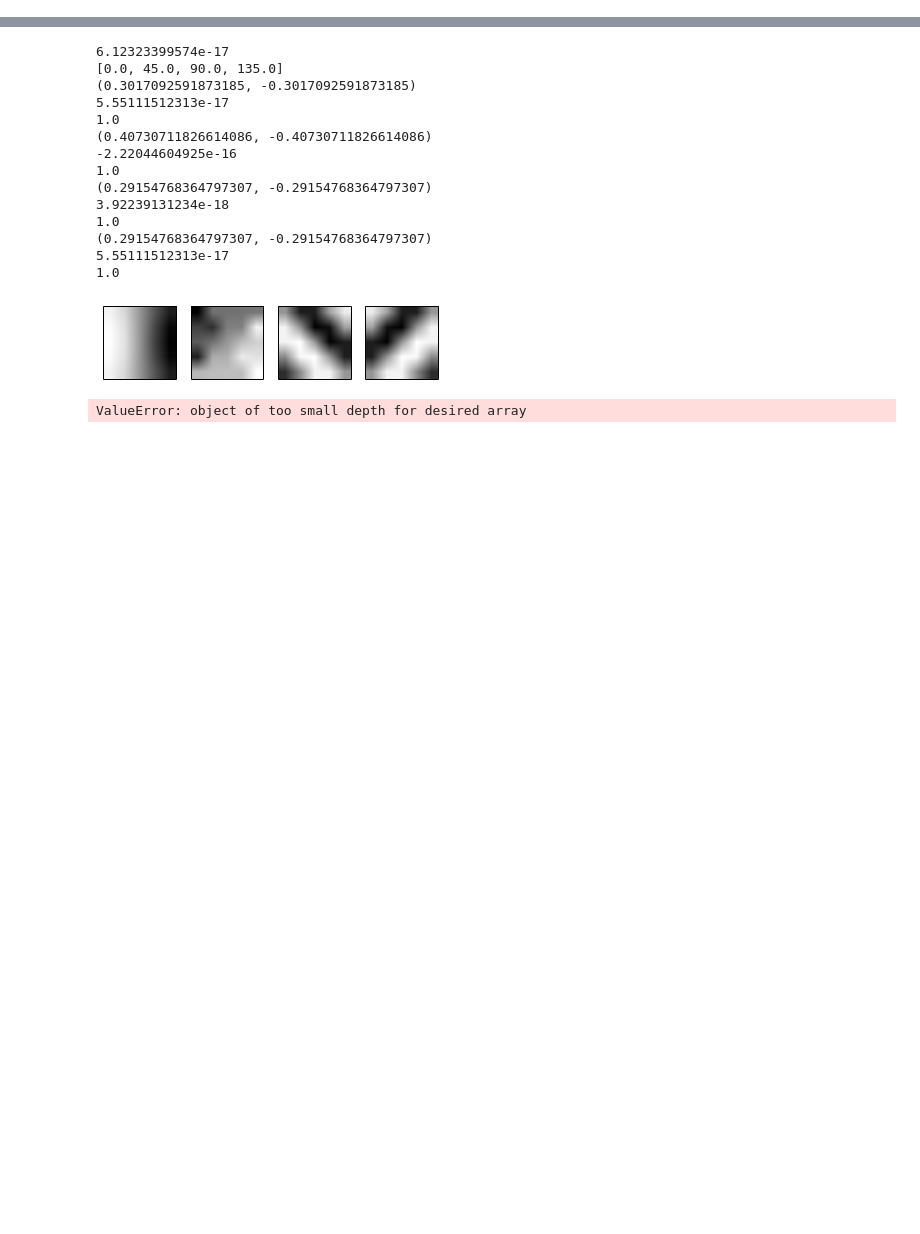
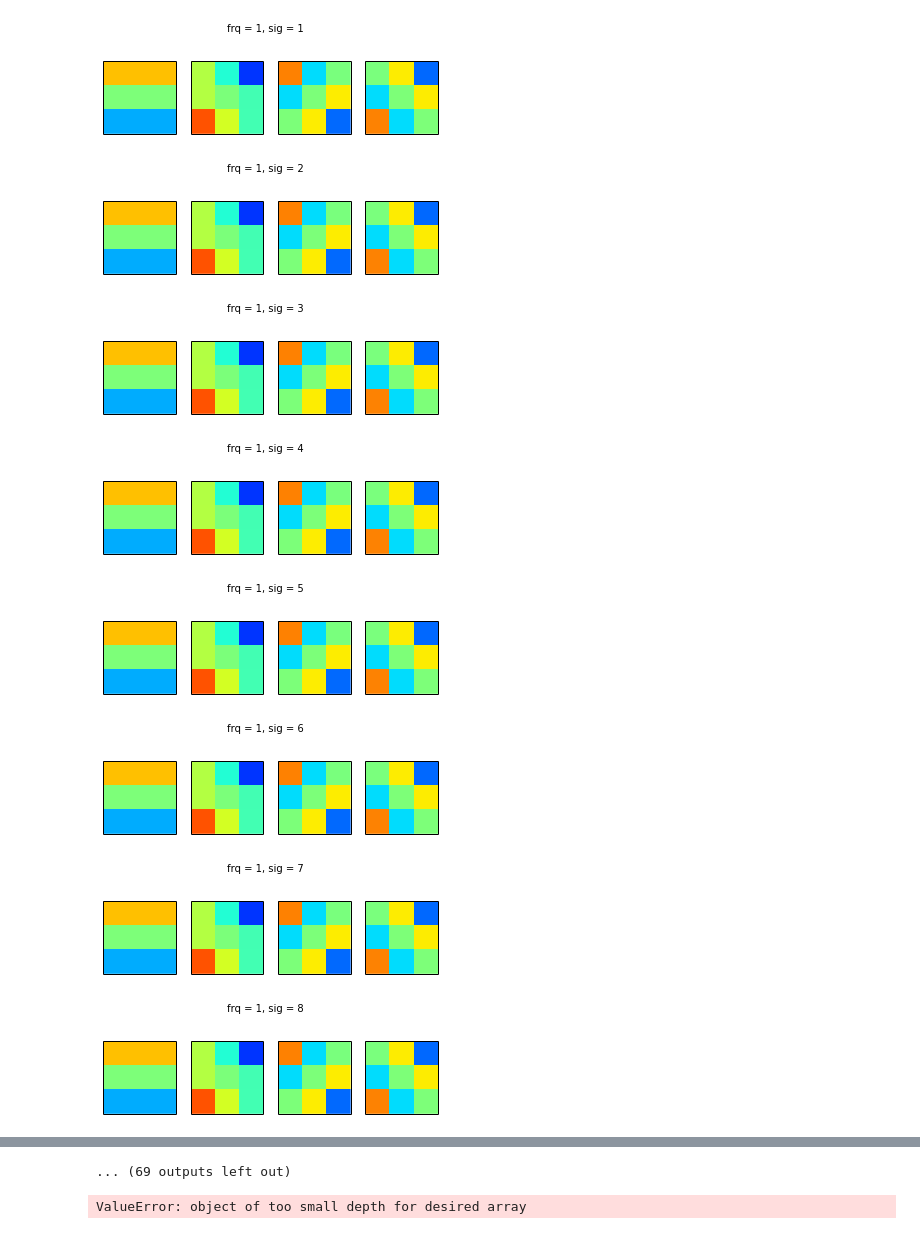
Before and after one commit to rjames91/play_vis, a Jupyter notebook: kernel_generators.ipynb, the cells around one changed output, grey strips where cells are left out. Drawn from its saved outputs; the diff is of its cells as text; code cells hidden in the pictures; blank space fills up the shorter version.

```diff
--- a/kernel_generators.ipynb
+++ b/kernel_generators.ipynb
@@ -48,24 +44,35 @@ print(cs_corr1)
 # %%
 # freq = 4.
-print( np.cos(90*(np.pi/180.)) )
-freq = 2.#5.
+# print( np.cos(90*(np.pi/180.)) )
+freq = 1.#5.
+sig = 3.
 pi_divs = 4
 # pi_frac = 45.*np.pi/180.
 pi_frac = np.pi/float(pi_divs)
-gk = gabgen.multi_gabor(kernel_w, [i*pi_frac for i in range(pi_divs)],
-                        3., freq)
-print([i*pi_frac*180./np.pi for i in range(pi_divs)])
-cols = 4
-rows = len(gk)//cols + 1
-plt.figure()
-div = 0
-for k in gk.keys():
-    print(gk[k].max(), gk[k].min())
-    print(gk[k].sum())
-    print((gk[k]**2).sum())
-    div += 1
-    ax = plt.subplot(rows, cols, div)
-#     my_imshow(ax, gk[k], vmin=-1, vmax=1)#, interpolation='bilinear')
-    my_imshow(ax, gk[k], interpolation='bilinear')
-plt.show()
+
+for freq in range(1, 10):
+    for sig in range(1, 10):
+        gk = gabgen.multi_gabor(kernel_w, [i*pi_frac for i in range(pi_divs)],
+                                sig, freq)
+        # print([i*pi_frac*180./np.pi for i in range(pi_divs)])
+        cols = 4
+        rows = len(gk)//cols + 1
+        plt.figure()
+        plt.suptitle("frq = %d, sig = %d"%(freq, sig))
+        div = 0
+        for k in gk.keys():
+            div += 1
+            ax = plt.subplot(rows, cols, div)
+#             my_imshow(ax, gk[k], vmin=-1, vmax=1)#, interpolation='bilinear')
+            my_imshow(ax, gk[k],cmap=None, vmin=-1, vmax=1)#, interpolation='bilinear')
+#             my_imshow(ax, gk[k], interpolation='bilinear')
+        plt.show()
 # %% [output]
+[figure, new version]
+[figure, added]
+[figure, added]
+[figure, added]
+[figure, added]
+[figure, added]
+[figure, added]
+[figure, added]
@@ -72,18 +83,4 @@ plt.show()
-6.12323399574e-17
-[0.0, 45.0, 90.0, 135.0]
-(0.3017092591873185, -0.3017092591873185)
-5.55111512313e-17
-1.0
-(0.40730711826614086, -0.40730711826614086)
--2.22044604925e-16
-1.0
-(0.29154768364797307, -0.29154768364797307)
-3.92239131234e-18
-1.0
-(0.29154768364797307, -0.29154768364797307)
-5.55111512313e-17
-1.0
+... (69 outputs left out)
-[figure, old version]
 # %%
 cols = 4
 rows = len(gk)//cols + 1
```
Also changed, not shown: parts of 3 cells of this notebook, 8 other files.
